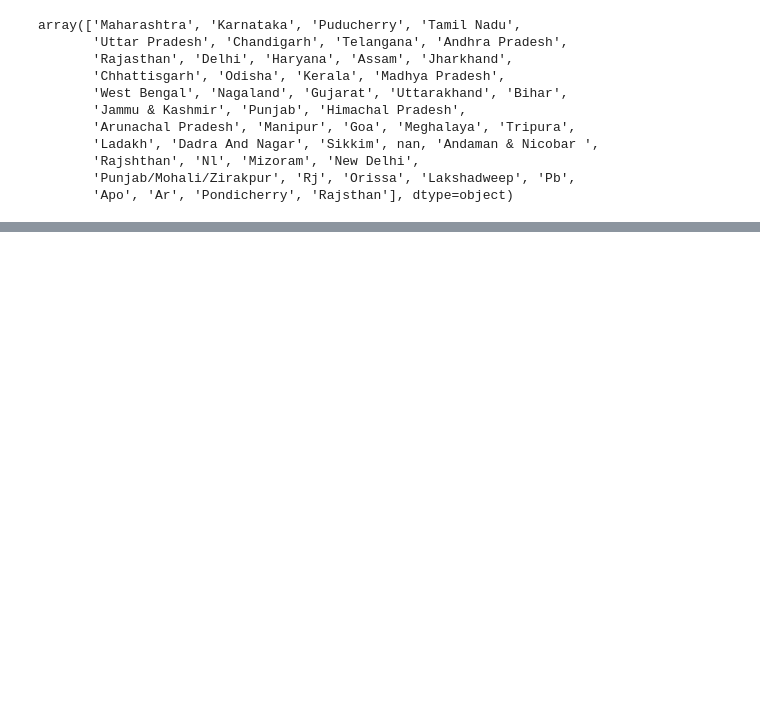
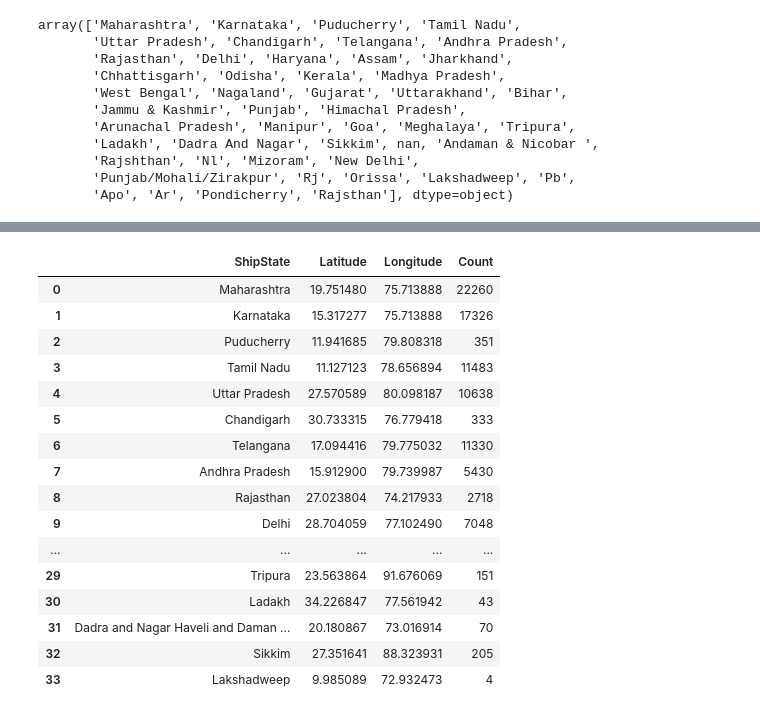
Before and after one commit to Nkortega21/Project-3---Data-Engineering-and-Visualization, a Jupyter notebook: data_organizing.ipynb, the cells around one changed output, grey strips where cells are left out. Saved outputs shown, nothing was run; the diff lists cells and outputs as text; code cells hidden in the pictures; blank space fills up the shorter version.

```diff
--- a/data_organizing.ipynb
+++ b/data_organizing.ipynb
@@ -177,3 +173,5 @@ array(['Maharashtra', 'Karnataka', 'Puducherry', 'Tamil Nadu',
        'Rajshthan', 'Nl', 'Mizoram', 'New Delhi',
        'Punjab/Mohali/Zirakpur', 'Rj', 'Orissa', 'Lakshadweep', 'Pb',
        'Apo', 'Ar', 'Pondicherry', 'Rajsthan'], dtype=object)
+# %%
+cleaned_shipping_df = shipping_df.copy()
@@ -179,0 +287,15 @@ array(['Maharashtra', 'Karnataka', 'Puducherry', 'Tamil Nadu',
+# %%
+# List of Indian states
+indian_states = cleaned_shipping_df['ShipState'].unique().tolist()
+
+# Replace with your Google API key
+api_key = "AIzaSyBXt_sejCaavuLglZZrD-uSeWrvfC525qY"
+
+# Iterate through states and get their latitude and longitude
+state_coordinates = {}
+
+for state in indian_states:
+    lat, lon = get_lat_long_google(state, api_key=api_key)
+    state_coordinates[state] = (lat, lon)
+
+pprint(state_coordinates)
@@ -179,0 +320,9 @@ array(['Maharashtra', 'Karnataka', 'Puducherry', 'Tamil Nadu',
+# %%
+# Convert the dictionary into a DataFrame
+states_info_df = pd.DataFrame.from_dict(state_coordinates, orient='index', columns=['Latitude', 'Longitude']).reset_index()
+
+# Rename the index column to "State"
+states_info_df = states_info_df.rename(columns={'index': 'ShipState'})
+
+# Display the DataFrame
+states_info_df
@@ -179,0 +347,3 @@ array(['Maharashtra', 'Karnataka', 'Puducherry', 'Tamil Nadu',
+# %%
+counts_per_state = cleaned_shipping_df.groupby('ShipState')['OrderID'].count()
+counts_per_state
@@ -179,0 +368,22 @@ array(['Maharashtra', 'Karnataka', 'Puducherry', 'Tamil Nadu',
+# %%
+final_state_info_df = pd.merge(states_info_df,counts_per_state, on='ShipState')
+final_state_info_df.rename(columns={'OrderID': 'Count'},inplace=True)
+final_state_info_df
+# %% [output]
+|  | ShipState | Latitude | Longitude | Count |
+| 0 | Maharashtra | 19.751480 | 75.713888 | 22260 |
+| 1 | Karnataka | 15.317277 | 75.713888 | 17326 |
+| 2 | Puducherry | 11.941685 | 79.808318 | 351 |
+| 3 | Tamil Nadu | 11.127123 | 78.656894 | 11483 |
+| 4 | Uttar Pradesh | 27.570589 | 80.098187 | 10638 |
+| 5 | Chandigarh | 30.733315 | 76.779418 | 333 |
+| 6 | Telangana | 17.094416 | 79.775032 | 11330 |
+| 7 | Andhra Pradesh | 15.912900 | 79.739987 | 5430 |
+| 8 | Rajasthan | 27.023804 | 74.217933 | 2718 |
+| 9 | Delhi | 28.704059 | 77.102490 | 7048 |
+| ... | ... | ... | ... | ... |
+| 29 | Tripura | 23.563864 | 91.676069 | 151 |
+| 30 | Ladakh | 34.226847 | 77.561942 | 43 |
+| 31 | Dadra and Nagar Haveli and Daman ... | 20.180867 | 73.016914 | 70 |
+| 32 | Sikkim | 27.351641 | 88.323931 | 205 |
+| 33 | Lakshadweep | 9.985089 | 72.932473 | 4 |
```
Also changed, not shown: parts of 14 cells of this notebook, 1 other file.
